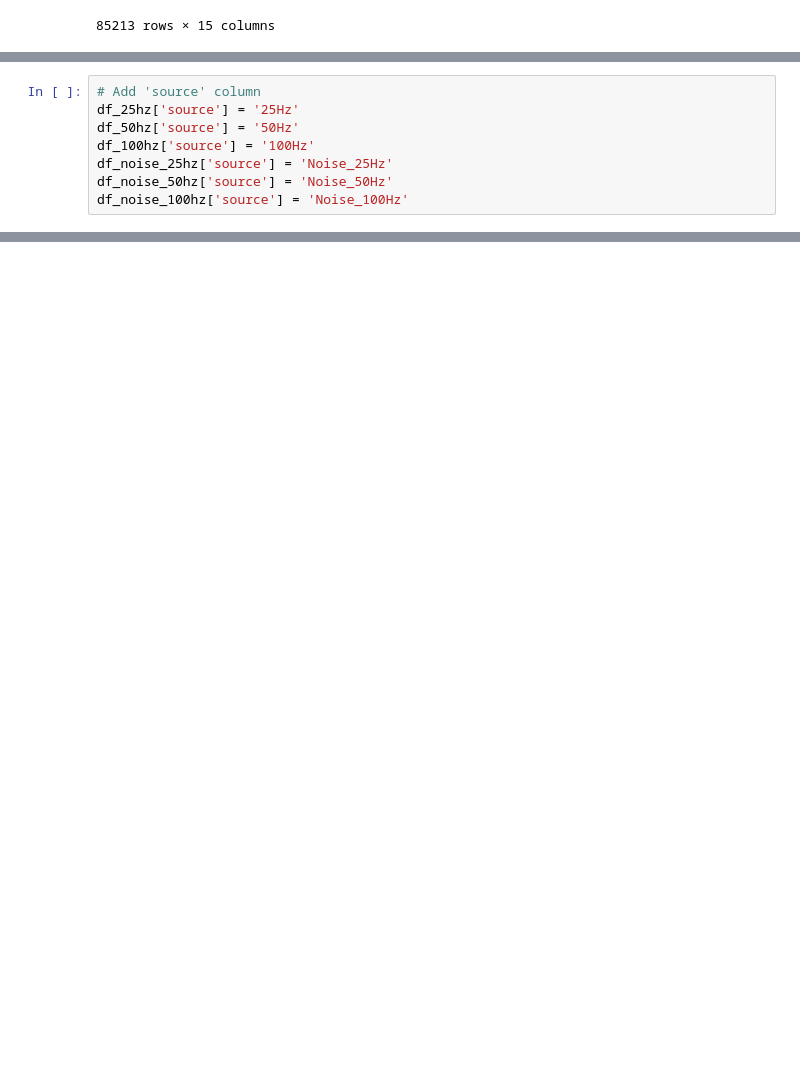
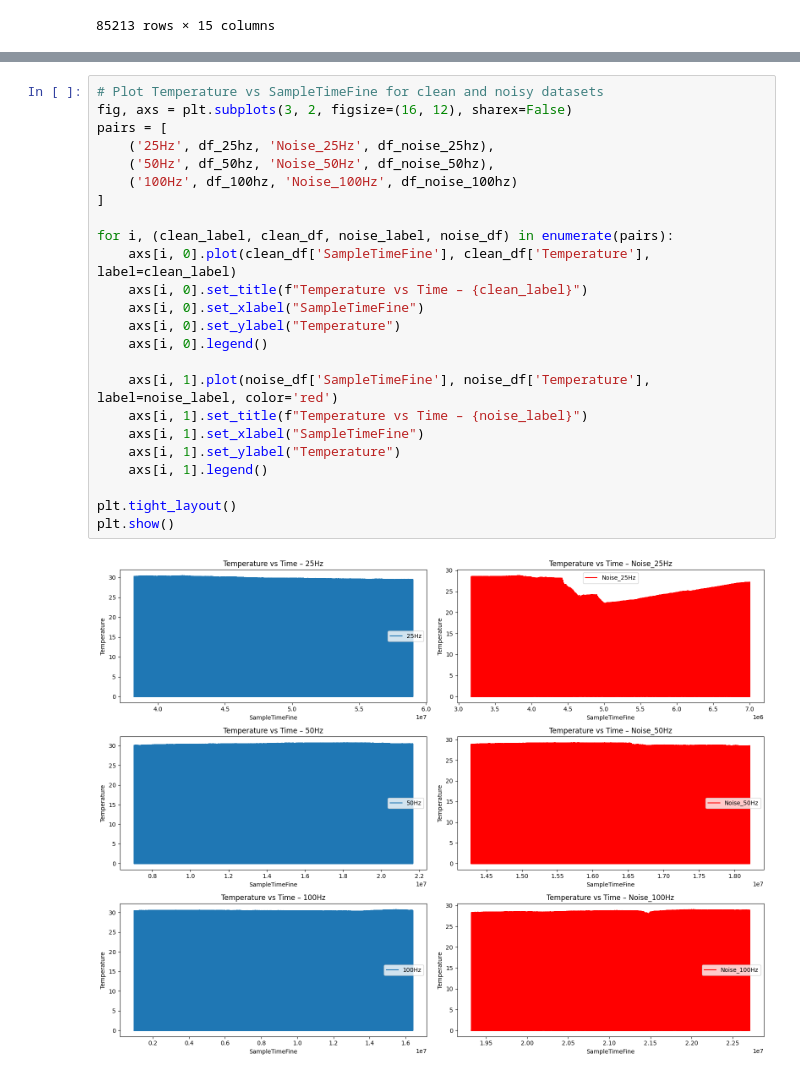
Before and after one commit to Samplergithub769/mtu-xsens-imu-Sensor, a Jupyter notebook: mtu_xsens_imu_Sensor.ipynb, the cells around one changed output, grey strips where cells are left out. Drawn from its saved outputs; the diff is of its cells as text; blank space fills up the shorter version.

```diff
--- a/mtu_xsens_imu_Sensor.ipynb
+++ b/mtu_xsens_imu_Sensor.ipynb
@@ -123,8 +115,0 @@ df_noise_100hz
-# %%
-# Add 'source' column
-df_25hz['source'] = '25Hz'
-df_50hz['source'] = '50Hz'
-df_100hz['source'] = '100Hz'
-df_noise_25hz['source'] = 'Noise_25Hz'
-df_noise_50hz['source'] = 'Noise_50Hz'
-df_noise_100hz['source'] = 'Noise_100Hz'
@@ -152,0 +116,26 @@ df_all
+# %%
+# Plot Temperature vs SampleTimeFine for clean and noisy datasets
+fig, axs = plt.subplots(3, 2, figsize=(16, 12), sharex=False)
+pairs = [
+    ('25Hz', df_25hz, 'Noise_25Hz', df_noise_25hz),
+    ('50Hz', df_50hz, 'Noise_50Hz', df_noise_50hz),
+    ('100Hz', df_100hz, 'Noise_100Hz', df_noise_100hz)
+]
+
+for i, (clean_label, clean_df, noise_label, noise_df) in enumerate(pairs):
+    axs[i, 0].plot(clean_df['SampleTimeFine'], clean_df['Temperature'], label=clean_label)
+    axs[i, 0].set_title(f"Temperature vs Time – {clean_label}")
+    axs[i, 0].set_xlabel("SampleTimeFine")
+    axs[i, 0].set_ylabel("Temperature")
+    axs[i, 0].legend()
+
+    axs[i, 1].plot(noise_df['SampleTimeFine'], noise_df['Temperature'], label=noise_label, color='red')
+    axs[i, 1].set_title(f"Temperature vs Time – {noise_label}")
+    axs[i, 1].set_xlabel("SampleTimeFine")
+    axs[i, 1].set_ylabel("Temperature")
+    axs[i, 1].legend()
+
+plt.tight_layout()
+plt.show()
+# %% [output]
+[figure, added]
```
Also changed, not shown: parts of 7 cells of this notebook.
